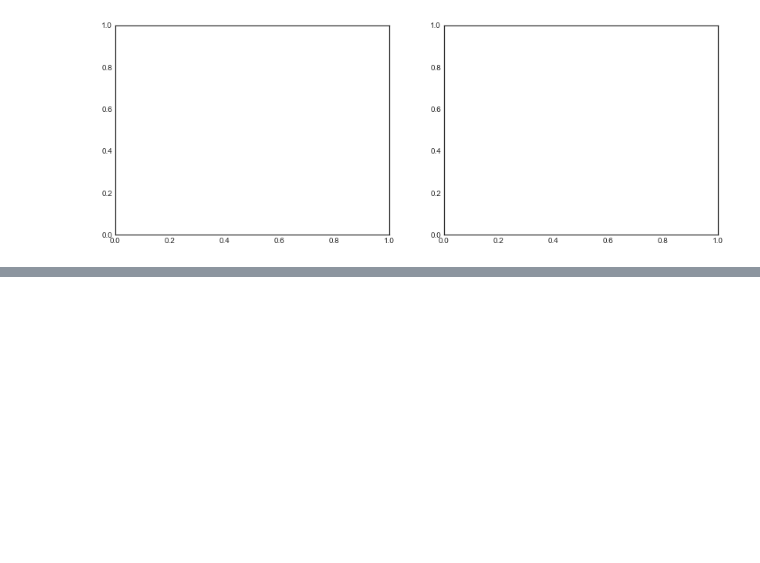
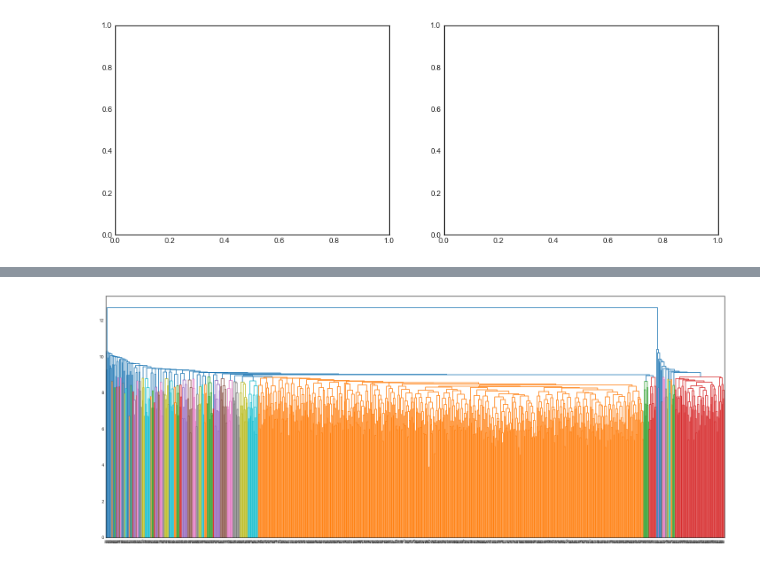
Before and after one commit to Lupercio421/STAT-724, a Jupyter notebook: Homeworks/HW6/Lupercio_Daniel_HW6.ipynb, the cells around one changed output, grey strips where cells are left out. Drawn from its saved outputs; the diff is of its cells as text; code cells hidden in the pictures; blank space fills up the shorter version.

```diff
--- a/Homeworks/HW6/Lupercio_Daniel_HW6.ipynb
+++ b/Homeworks/HW6/Lupercio_Daniel_HW6.ipynb
@@ -116,0 +232,7 @@ KeyError: (slice(None, None, None), 0)
+# %%
+Z2 = linkage(gene_df, 'average')
+fig = plt.figure(figsize=(25,10))
+dn = dendrogram(Z2)
+plt.show()
+# %% [output]
+[figure, added]
```
Also changed, not shown: parts of 42 cells of this notebook, 2 other files.
